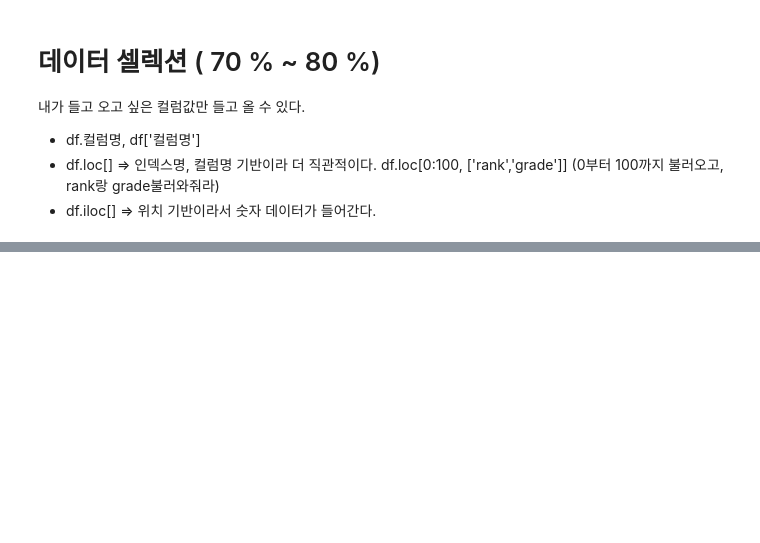
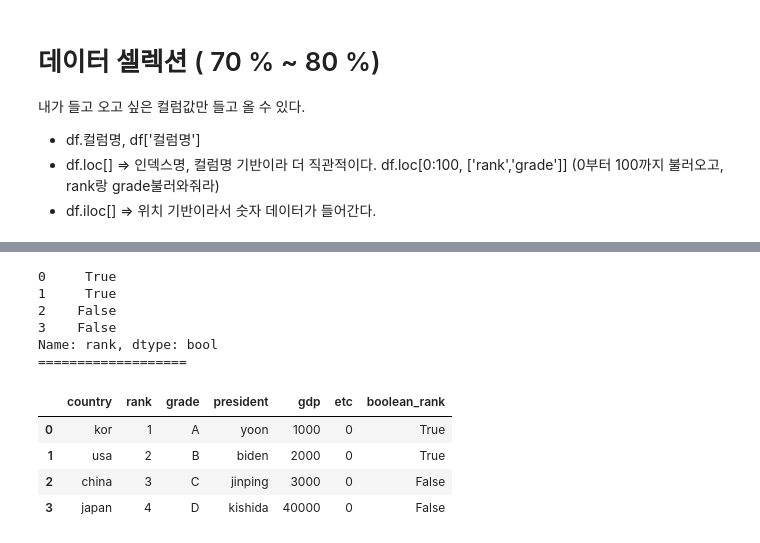
Before and after one commit to favorsyoon/python_advance, a Jupyter notebook: 04-24/pandas-basic.ipynb, the cells around one changed output, grey strips where cells are left out. Saved outputs shown, nothing was run; the diff lists cells and outputs as text; code cells hidden in the pictures; blank space fills up the shorter version.

```diff
--- a/04-24/pandas-basic.ipynb
+++ b/04-24/pandas-basic.ipynb
@@ -202,0 +157,9 @@ new_df.iloc[0:3] #범위 (3보다 크거나 같고 3보다 작은 값)
+# %%
+df.index =[0,1,2,3]
+# %%
+president = pd.Series(['yoon','biden','jinping','kishida'])
+
+# 기존에 있는 컬럼의 값들을 계산해서 또 다른 커럶을 추가하는 것
+
+df['president'] = president
+df
@@ -202,0 +198,21 @@ new_df.iloc[0:3] #범위 (3보다 크거나 같고 3보다 작은 값)
+# %%
+
+
+print(df['rank'] <3 )
+
+print('===================')
+
+df['boolean_rank'] = df['rank'] < 3
+df
+# %% [output]
+0     True
+1     True
+2    False
+3    False
+Name: rank, dtype: bool
+===================
+|  | country | rank | grade | president | gdp | etc | boolean_rank |
+| 0 | kor | 1 | A | yoon | 1000 | 0 | True |
+| 1 | usa | 2 | B | biden | 2000 | 0 | True |
+| 2 | china | 3 | C | jinping | 3000 | 0 | False |
+| 3 | japan | 4 | D | kishida | 40000 | 0 | False |
```
Also changed, not shown: parts of 38 cells of this notebook.
